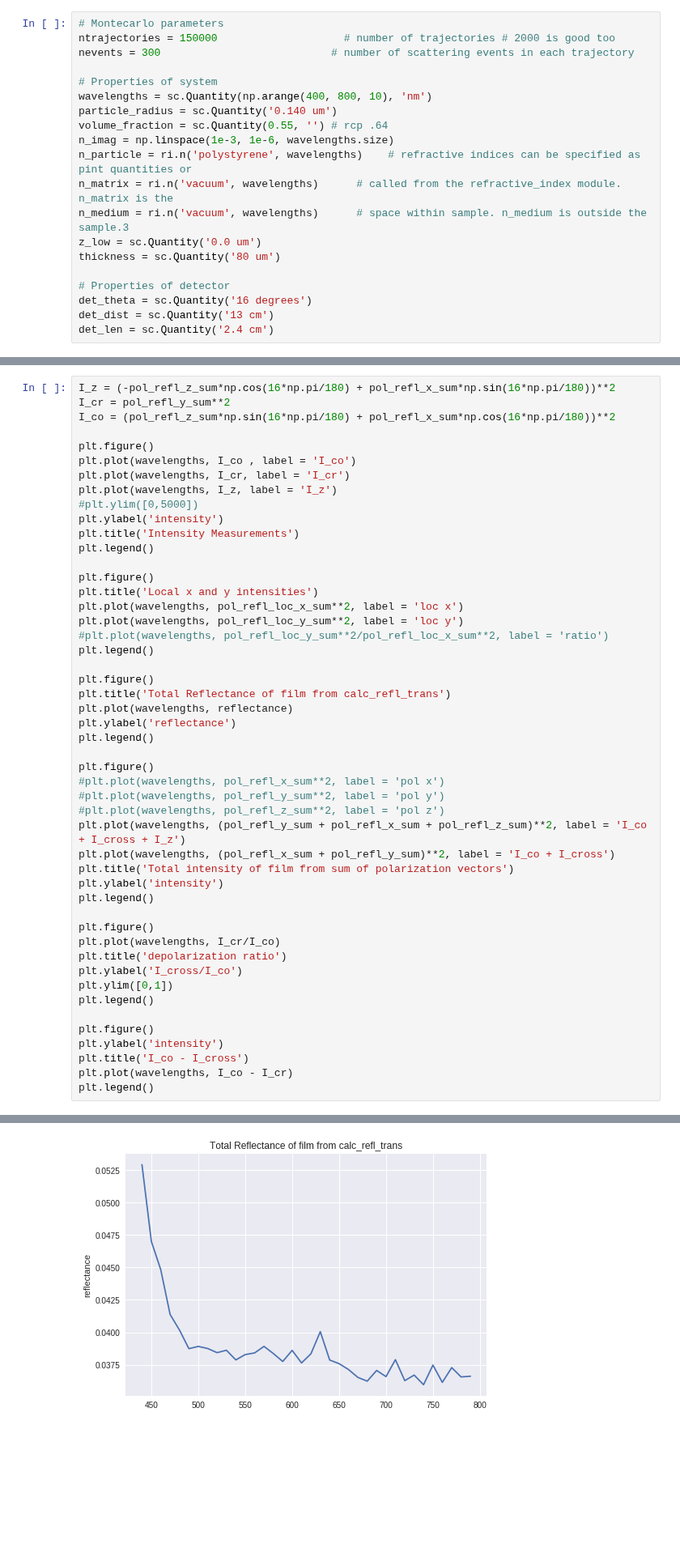
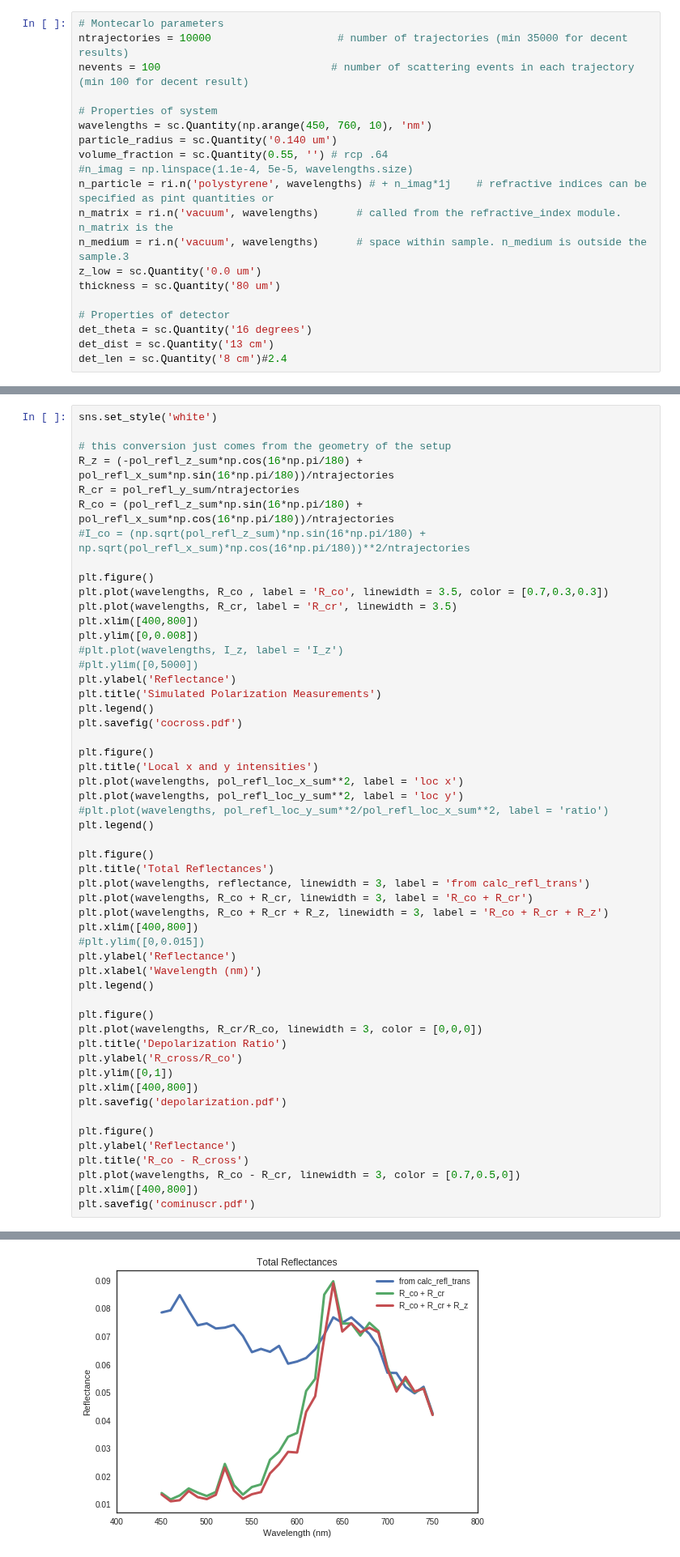
Before and after one commit to manoharan-lab/structural-color, a Jupyter notebook: polarization_testing.ipynb, the cells around one changed output, grey strips where cells are left out. Shown at 81% size. Saved outputs shown, nothing was run; the diff lists cells and outputs as text; blank space fills up the shorter version.

Commit message:
modified polarization rotations and co/cross formulas

```diff
--- a/polarization_testing.ipynb
+++ b/polarization_testing.ipynb
@@ -11,14 +12,14 @@ import seaborn as sns
 # %%
 # Montecarlo parameters
-ntrajectories = 150000                    # number of trajectories # 2000 is good too
-nevents = 300                           # number of scattering events in each trajectory
+ntrajectories = 10000                    # number of trajectories (min 35000 for decent results)
+nevents = 100                           # number of scattering events in each trajectory (min 100 for decent result)
 
 # Properties of system
-wavelengths = sc.Quantity(np.arange(400, 800, 10), 'nm')
+wavelengths = sc.Quantity(np.arange(450, 760, 10), 'nm')
 particle_radius = sc.Quantity('0.140 um')
 volume_fraction = sc.Quantity(0.55, '') # rcp .64
-n_imag = np.linspace(1e-3, 1e-6, wavelengths.size)
-n_particle = ri.n('polystyrene', wavelengths)    # refractive indices can be specified as pint quantities or
+#n_imag = np.linspace(1.1e-4, 5e-5, wavelengths.size)
+n_particle = ri.n('polystyrene', wavelengths) # + n_imag*1j    # refractive indices can be specified as pint quantities or
 n_matrix = ri.n('vacuum', wavelengths)      # called from the refractive_index module. n_matrix is the
 n_medium = ri.n('vacuum', wavelengths)      # space within sample. n_medium is outside the sample.3
 z_low = sc.Quantity('0.0 um')
@@ -27,7 +28,7 @@ thickness = sc.Quantity('80 um')
 # Properties of detector
 det_theta = sc.Quantity('16 degrees')
 det_dist = sc.Quantity('13 cm')
-det_len = sc.Quantity('2.4 cm')
+det_len = sc.Quantity('8 cm')#2.4
 # %% [markdown]
 ### Run Monte Carlo model and calculate reflectance and polarization for trajectories
 # %%
@@ -118,18 +131,25 @@ for i in range(wavelengths.size):
 # %% [markdown]
 ### Plot polarization intensity measurements
 # %%
-I_z = (-pol_refl_z_sum*np.cos(16*np.pi/180) + pol_refl_x_sum*np.sin(16*np.pi/180))**2
-I_cr = pol_refl_y_sum**2
-I_co = (pol_refl_z_sum*np.sin(16*np.pi/180) + pol_refl_x_sum*np.cos(16*np.pi/180))**2
+sns.set_style('white')
+
+# this conversion just comes from the geometry of the setup
+R_z = (-pol_refl_z_sum*np.cos(16*np.pi/180) + pol_refl_x_sum*np.sin(16*np.pi/180))/ntrajectories
+R_cr = pol_refl_y_sum/ntrajectories
+R_co = (pol_refl_z_sum*np.sin(16*np.pi/180) + pol_refl_x_sum*np.cos(16*np.pi/180))/ntrajectories
+#I_co = (np.sqrt(pol_refl_z_sum)*np.sin(16*np.pi/180) + np.sqrt(pol_refl_x_sum)*np.cos(16*np.pi/180))**2/ntrajectories
 
 plt.figure()
-plt.plot(wavelengths, I_co , label = 'I_co')
-plt.plot(wavelengths, I_cr, label = 'I_cr')
-plt.plot(wavelengths, I_z, label = 'I_z')
+plt.plot(wavelengths, R_co , label = 'R_co', linewidth = 3.5, color = [0.7,0.3,0.3])
+plt.plot(wavelengths, R_cr, label = 'R_cr', linewidth = 3.5)
+plt.xlim([400,800])
+plt.ylim([0,0.008])
+#plt.plot(wavelengths, I_z, label = 'I_z')
 #plt.ylim([0,5000])
-plt.ylabel('intensity')
-plt.title('Intensity Measurements')
+plt.ylabel('Reflectance')
+plt.title('Simulated Polarization Measurements')
 plt.legend()
+plt.savefig('cocross.pdf')
 
 plt.figure()
 plt.title('Local x and y intensities')
@@ -139,31 +159,28 @@ plt.plot(wavelengths, pol_refl_loc_y_sum**2, label = 'loc y')
 plt.legend()
 
 plt.figure()
-plt.title('Total Reflectance of film from calc_refl_trans')
-plt.plot(wavelengths, reflectance)
-plt.ylabel('reflectance')
+plt.title('Total Reflectances')
+plt.plot(wavelengths, reflectance, linewidth = 3, label = 'from calc_refl_trans')
+plt.plot(wavelengths, R_co + R_cr, linewidth = 3, label = 'R_co + R_cr')
+plt.plot(wavelengths, R_co + R_cr + R_z, linewidth = 3, label = 'R_co + R_cr + R_z')
+plt.xlim([400,800])
+#plt.ylim([0,0.015])
+plt.ylabel('Reflectance')
+plt.xlabel('Wavelength (nm)')
 plt.legend()
 
 plt.figure()
-#plt.plot(wavelengths, pol_refl_x_sum**2, label = 'pol x')
-#plt.plot(wavelengths, pol_refl_y_sum**2, label = 'pol y')
-#plt.plot(wavelengths, pol_refl_z_sum**2, label = 'pol z')
-plt.plot(wavelengths, (pol_refl_y_sum + pol_refl_x_sum + pol_refl_z_sum)**2, label = 'I_co + I_cross + I_z')
-plt.plot(wavelengths, (pol_refl_x_sum + pol_refl_y_sum)**2, label = 'I_co + I_cross')
-plt.title('Total intensity of film from sum of polarization vectors')
-plt.ylabel('intensity')
-plt.legend()
+plt.plot(wavelengths, R_cr/R_co, linewidth = 3, color = [0,0,0])
+plt.title('Depolarization Ratio')
+plt.ylabel('R_cross/R_co')
+plt.ylim([0,1])
+plt.xlim([400,800])
+plt.savefig('depolarization.pdf')
 
 plt.figure()
-plt.plot(wavelengths, I_cr/I_co)
-plt.title('depolarization ratio')
-plt.ylabel('I_cross/I_co')
-plt.ylim([0,1])
-plt.legend()
-
-plt.figure()
-plt.ylabel('intensity')
-plt.title('I_co - I_cross')
-plt.plot(wavelengths, I_co - I_cr)
-plt.legend()
+plt.ylabel('Reflectance')
+plt.title('R_co - R_cross')
+plt.plot(wavelengths, R_co - R_cr, linewidth = 3, color = [0.7,0.5,0])
+plt.xlim([400,800])
+plt.savefig('cominuscr.pdf')
 # %% [output]
@@ -172 +189 @@ plt.legend()
-[figure, old version]
+[figure, new version]
```
Also changed, not shown: parts of 6 cells of this notebook, 1 other file.
